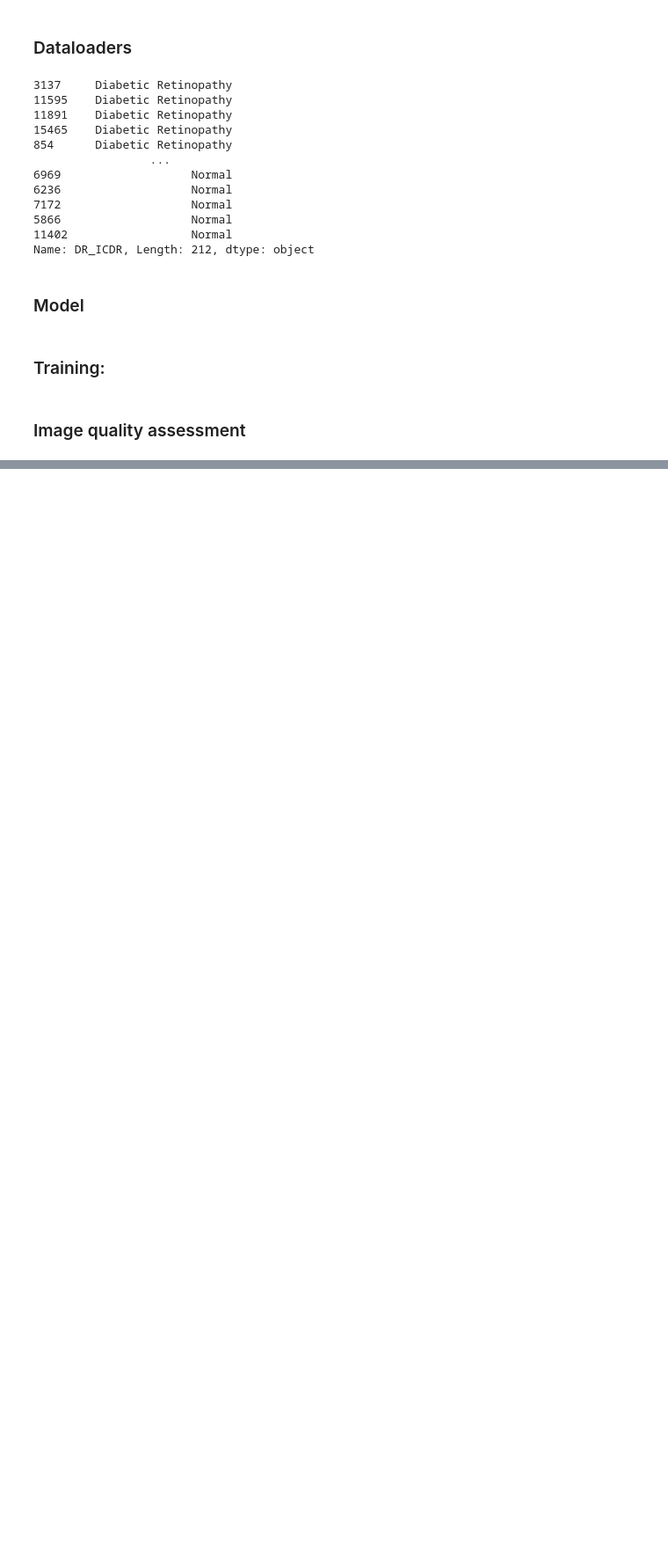
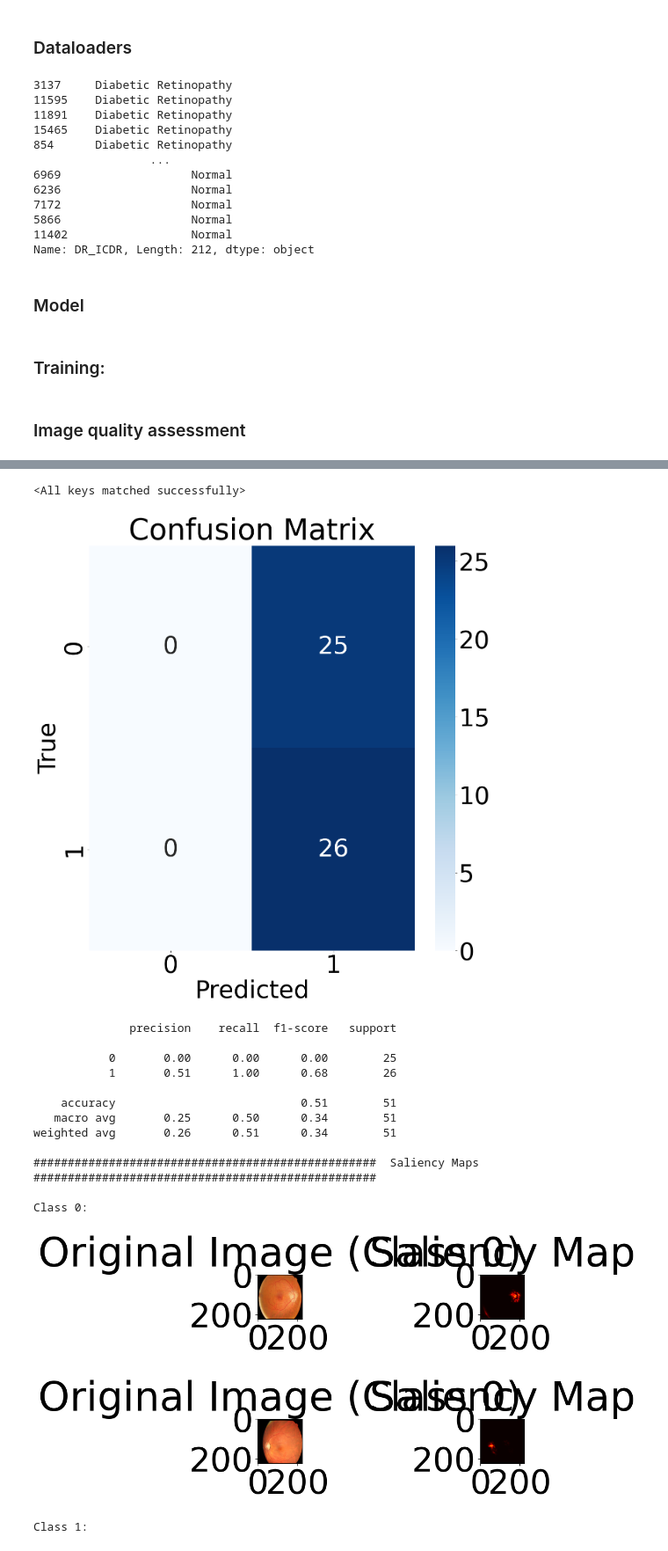
Before and after one commit to kitewatermelon/BRSET, a Jupyter notebook: 2class_DR_meta_pseudo_label.ipynb, the cells around one changed output, grey strips where cells are left out. Shown at 88% size. Drawn from its saved outputs; the diff is of its cells as text; code cells hidden in the pictures; blank space fills up the shorter version.

```diff
--- a/2class_DR_meta_pseudo_label.ipynb
+++ b/2class_DR_meta_pseudo_label.ipynb
@@ -672,0 +578,32 @@ ValueError: Classification metrics can't handle a mix of unknown and binary targ
+# %%
+meta_student_10 = models.resnet50(pretrained=False ,num_classes=2).cuda()
+meta_student_10.load_state_dict(torch.load("./model/meta_student_10.pth"))
+
+meta_student_20 = models.resnet50(pretrained=False ,num_classes=2).cuda()
+meta_student_20.load_state_dict(torch.load("./model/meta_student_20.pth"))
+
+meta_student_30 = models.resnet50(pretrained=False ,num_classes=2).cuda()
+meta_student_30.load_state_dict(torch.load("./model/meta_student_30.pth"))
+# %% [output]
+<All keys matched successfully>
+# %%
+test(meta_student_10, test_dataloader12_5, saliency=True, device=device)
+test(meta_student_20, test_dataloader25, saliency=True, device=device)
+test(meta_student_30, test_dataloader50, saliency=True, device=device)
+# %% [output]
+[figure, added]
+              precision    recall  f1-score   support
+
+           0       0.00      0.00      0.00        25
+           1       0.51      1.00      0.68        26
+
+    accuracy                           0.51        51
+   macro avg       0.25      0.50      0.34        51
+weighted avg       0.26      0.51      0.34        51
+
+##################################################  Saliency Maps  ##################################################
+
+Class 0:
+[figure, added]
+[figure, added]
+Class 1:
```
Also changed, not shown: parts of 12 cells of this notebook, 4 other files.
